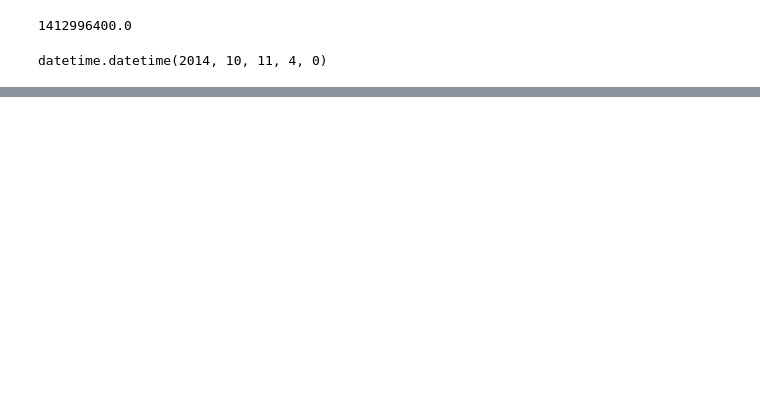
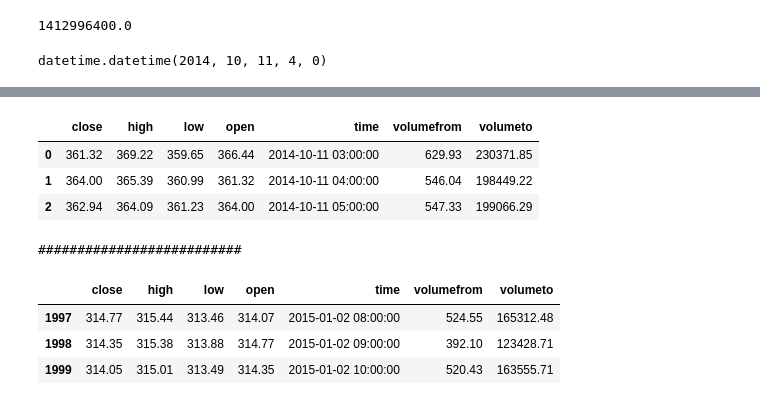
Before and after one commit to kuatroka/algo_dev, a Jupyter notebook: cryptocoin+extraction+script.ipynb, the cells around one changed output, grey strips where cells are left out. Saved outputs shown, nothing was run; the diff lists cells and outputs as text; code cells hidden in the pictures; blank space fills up the shorter version.

Commit message:
crypo extraction hrly data finished

```diff
--- a/cryptocoin+extraction+script.ipynb
+++ b/cryptocoin+extraction+script.ipynb
@@ -92,3 +96,60 @@ dt = parser.parse("2014-10-11 04:00:00")
 dt
 # %% [output]
 datetime.datetime(2014, 10, 11, 4, 0)
+# %%
+# Hourly data from cryprocompare
+import requests
+from IPython.display import display
+
+# generic url for data extraction from cryptocompare.com's API
+url = 'https://min-api.cryptocompare.com/data/{0}?fsym={1}&tsym={2}&limit={3}&toTs={4}{5}'
+
+# parameters for the url
+# data resolution {0}
+hourly_data = "histohour"
+minute_data = "histominute"
+# currency from {1}
+curr_from = "BTC"
+# currency to {2}
+curr_to = "USD"
+# limit of hours with maximum 2000 (1992 is 83 days) {3}
+hour_limit = 2000
+
+############################################################
+# calculating and converting time for data extraction {4}
+date_from_datetime  = datetime.datetime(2014, 10, 11, 3, 0)
+print(date_from_datetime)
+
+# enter date_to that is <= than 83 daya from date_from
+date_to_datetime = datetime.datetime(2015, 1, 2, 10, 0)
+print(date_to_datetime)
+
+# checking that the entered dates have no more than 2000 hr between them
+delta_in_hours = int(((date_to_datetime - date_from_datetime).total_seconds() / 3600))
+print("There are {0} hrs or {1:.2f} days between the dates {2} and {3}".format(delta_in_hours, delta_in_hours / 24, \
+      date_from_datetime, date_to_datetime))
+limit_hours = 2000
+assert (delta_in_hours < limit_hours), \
+"There must be <= {0} hrs between dates, but the current value is {1}. Change the dates interval"\
+.format(limit_hours, delta_in_hours)
+
+# calculating the the date_to by adding 1999 hr to the date_from
+# date_to = (date_from_datetime + datetime.timedelta(hours=2000-1))
+date_to_timestamp = date_to_datetime.timestamp()
+print(date_to_timestamp)
+############################################################
+
+# coin exchange name, if not used, then CCAGG  {5}
+exchange =  ""#"&e=Kraken" (default exchange is CCAGG)
+
+
+
+r = requests.get(url.format(hourly_data, curr_from, curr_to, hour_limit-1, date_to_timestamp, exchange))
+df = pd.DataFrame(r.json()['Data'])
+df.time = pd.to_datetime(df.time, unit='s')
+if exchange == "": exchange = "CCAGG"
+print("Prices from Coin Exchange {}".format(exchange))
+display(df.head(3))
+print("##########################")
+display(df.tail(3))
+# %% [output]
@@ -94,0 +161,9 @@ datetime.datetime(2014, 10, 11, 4, 0)
+|  | close | high | low | open | time | volumefrom | volumeto |
+| 0 | 361.32 | 369.22 | 359.65 | 366.44 | 2014-10-11 03:00:00 | 629.93 | 230371.85 |
+| 1 | 364.00 | 365.39 | 360.99 | 361.32 | 2014-10-11 04:00:00 | 546.04 | 198449.22 |
+| 2 | 362.94 | 364.09 | 361.23 | 364.00 | 2014-10-11 05:00:00 | 547.33 | 199066.29 |
+##########################
+|  | close | high | low | open | time | volumefrom | volumeto |
+| 1997 | 314.77 | 315.44 | 313.46 | 314.07 | 2015-01-02 08:00:00 | 524.55 | 165312.48 |
+| 1998 | 314.35 | 315.38 | 313.88 | 314.77 | 2015-01-02 09:00:00 | 392.10 | 123428.71 |
+| 1999 | 314.05 | 315.01 | 313.49 | 314.35 | 2015-01-02 10:00:00 | 520.43 | 163555.71 |
```
Also changed, not shown: parts of 11 cells of this notebook.
